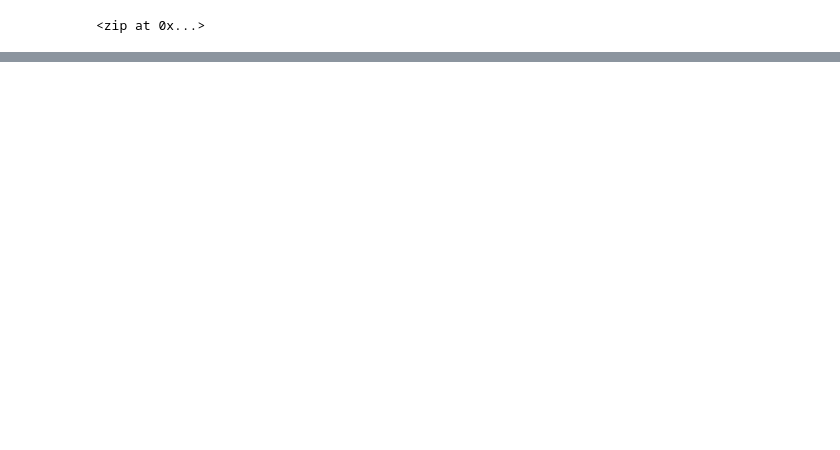
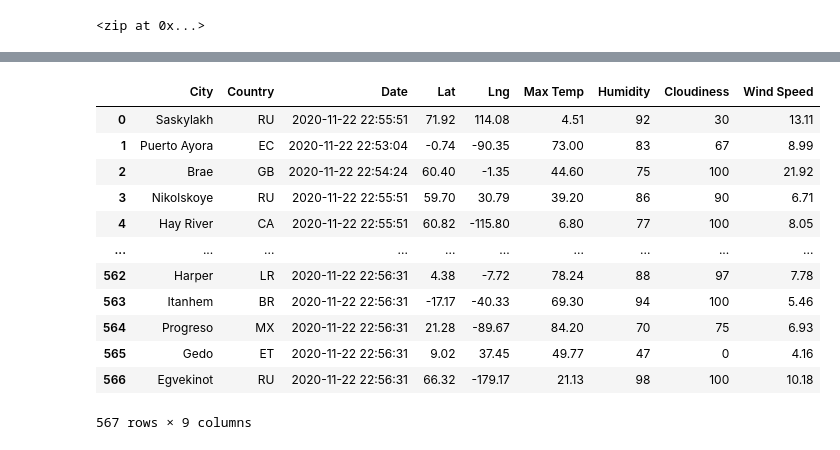
Before and after one commit to juberr/World_Weather_Analysis, a Jupyter notebook: Weatherpy.ipynb, the cells around one changed output, grey strips where cells are left out. Saved outputs shown, nothing was run; the diff lists cells and outputs as text; code cells hidden in the pictures; blank space fills up the shorter version.

Commit message:
finished Weatherpy city data

```diff
--- a/Weatherpy.ipynb
+++ b/Weatherpy.ipynb
@@ -43,0 +126,2 @@ len(cities)
+# %%
+city_data_df = pd.DataFrame(city_data)
@@ -43,0 +137,18 @@ len(cities)
+# %%
+city_data_df = city_data_df[['City', 'Country', 'Date', 'Lat', 'Lng', 'Max Temp', 'Humidity', 'Cloudiness', 'Wind Speed']]
+# %%
+city_data_df
+# %% [output]
+|  | City | Country | Date | Lat | Lng | Max Temp | Humidity | Cloudiness | Wind Speed |
+| 0 | Saskylakh | RU | 2020-11-22 22:55:51 | 71.92 | 114.08 | 4.51 | 92 | 30 | 13.11 |
+| 1 | Puerto Ayora | EC | 2020-11-22 22:53:04 | -0.74 | -90.35 | 73.00 | 83 | 67 | 8.99 |
+| 2 | Brae | GB | 2020-11-22 22:54:24 | 60.40 | -1.35 | 44.60 | 75 | 100 | 21.92 |
+| 3 | Nikolskoye | RU | 2020-11-22 22:55:51 | 59.70 | 30.79 | 39.20 | 86 | 90 | 6.71 |
+| 4 | Hay River | CA | 2020-11-22 22:55:51 | 60.82 | -115.80 | 6.80 | 77 | 100 | 8.05 |
+| ... | ... | ... | ... | ... | ... | ... | ... | ... | ... |
+| 562 | Harper | LR | 2020-11-22 22:56:31 | 4.38 | -7.72 | 78.24 | 88 | 97 | 7.78 |
+| 563 | Itanhem | BR | 2020-11-22 22:56:31 | -17.17 | -40.33 | 69.30 | 94 | 100 | 5.46 |
+| 564 | Progreso | MX | 2020-11-22 22:56:31 | 21.28 | -89.67 | 84.20 | 70 | 75 | 6.93 |
+| 565 | Gedo | ET | 2020-11-22 22:56:31 | 9.02 | 37.45 | 49.77 | 47 | 0 | 4.16 |
+| 566 | Egvekinot | RU | 2020-11-22 22:56:31 | 66.32 | -179.17 | 21.13 | 98 | 100 | 10.18 |
+567 rows × 9 columns
```
Also changed, not shown: parts of 8 cells of this notebook, 1 other file.
